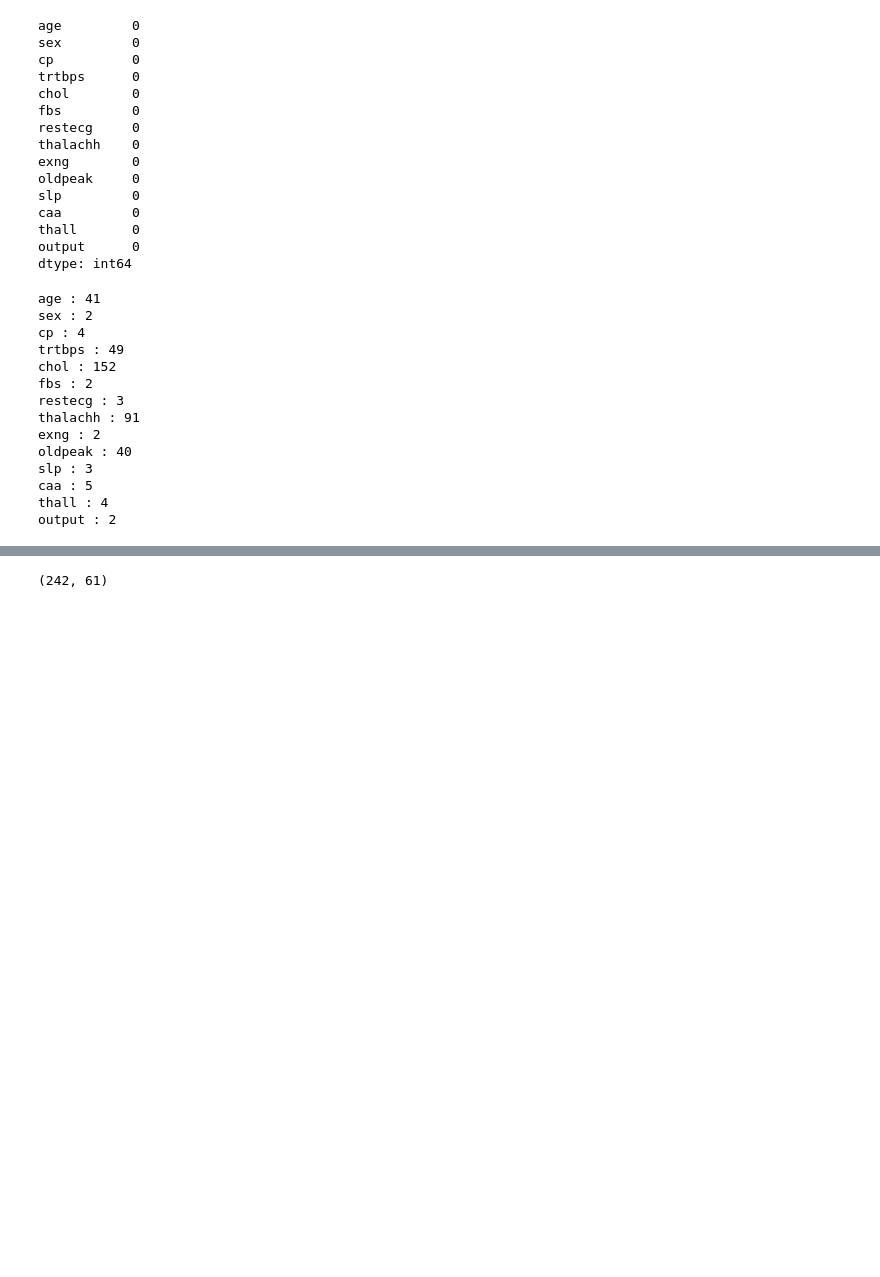
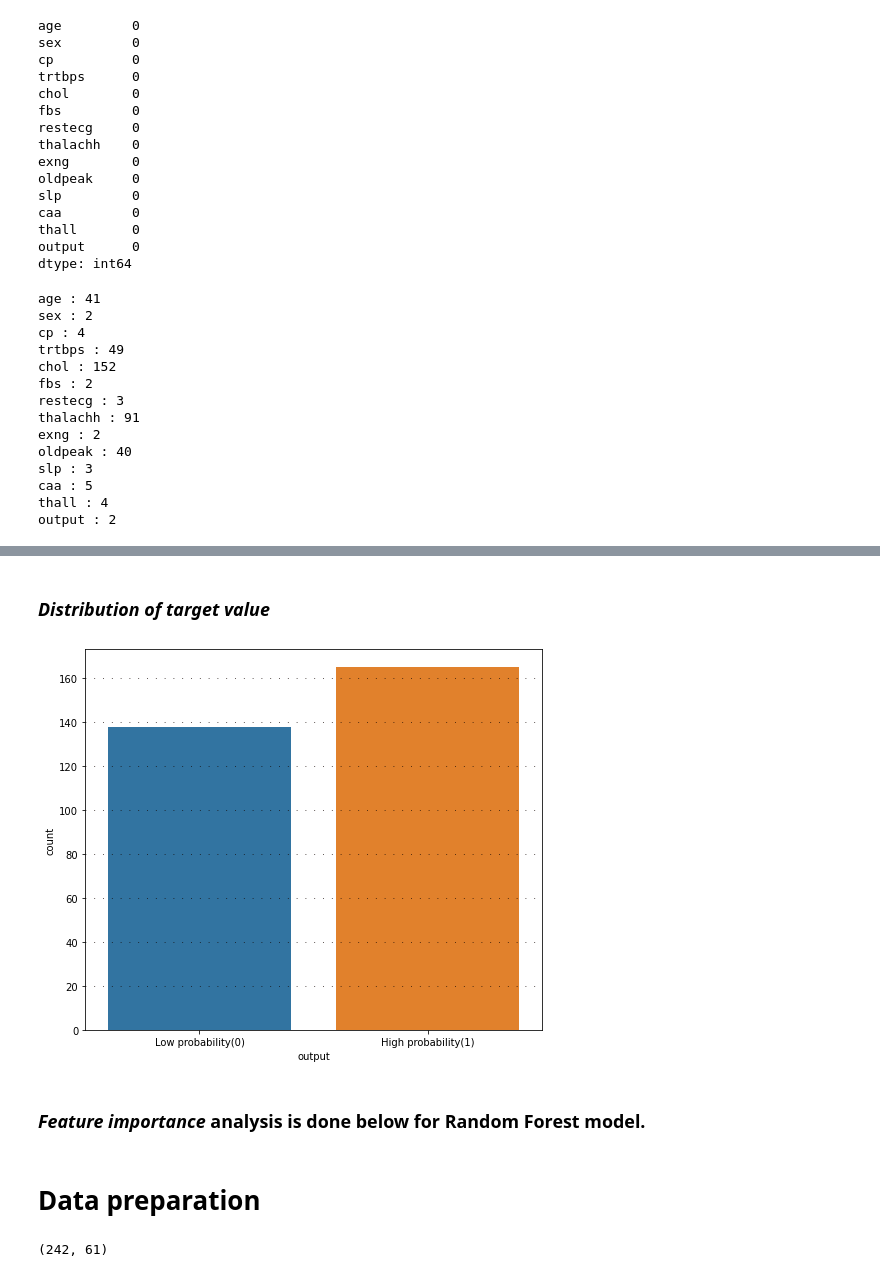
Before and after one commit to xtbtds/Heart_Attack_Prediction_Service, a Jupyter notebook: notebook.ipynb, the cells around one changed output, grey strips where cells are left out. Saved outputs shown, nothing was run; the diff lists cells and outputs as text; code cells hidden in the pictures; blank space fills up the shorter version.

```diff
--- a/notebook.ipynb
+++ b/notebook.ipynb
@@ -68,3 +94,22 @@ target_col = ["output"]
+# %% [markdown]
+### *Distribution of target value*
+# %%
+import seaborn as sns
+fig = plt.figure(figsize=(18,7))
+gs = fig.add_gridspec(1,2)
+gs.update(wspace=0.2)
+ax1 = fig.add_subplot(gs[0,1])
+
+ax1.grid(color='#100400', linestyle=':', axis='y', zorder=0,  dashes=(1,10))
+sns.countplot(ax=ax1, data=df, x = 'output')
+ax1.set_xticklabels(["Low probability(0)","High probability(1)"])
+None
+# %% [output]
+[figure, added]
+# %% [markdown]
+### *Feature importance* analysis is done below for Random Forest model.
+# %% [markdown]
+# Data preparation
 # %%
 from sklearn.model_selection import train_test_split
 
```
Also changed, not shown: parts of 17 cells of this notebook.
